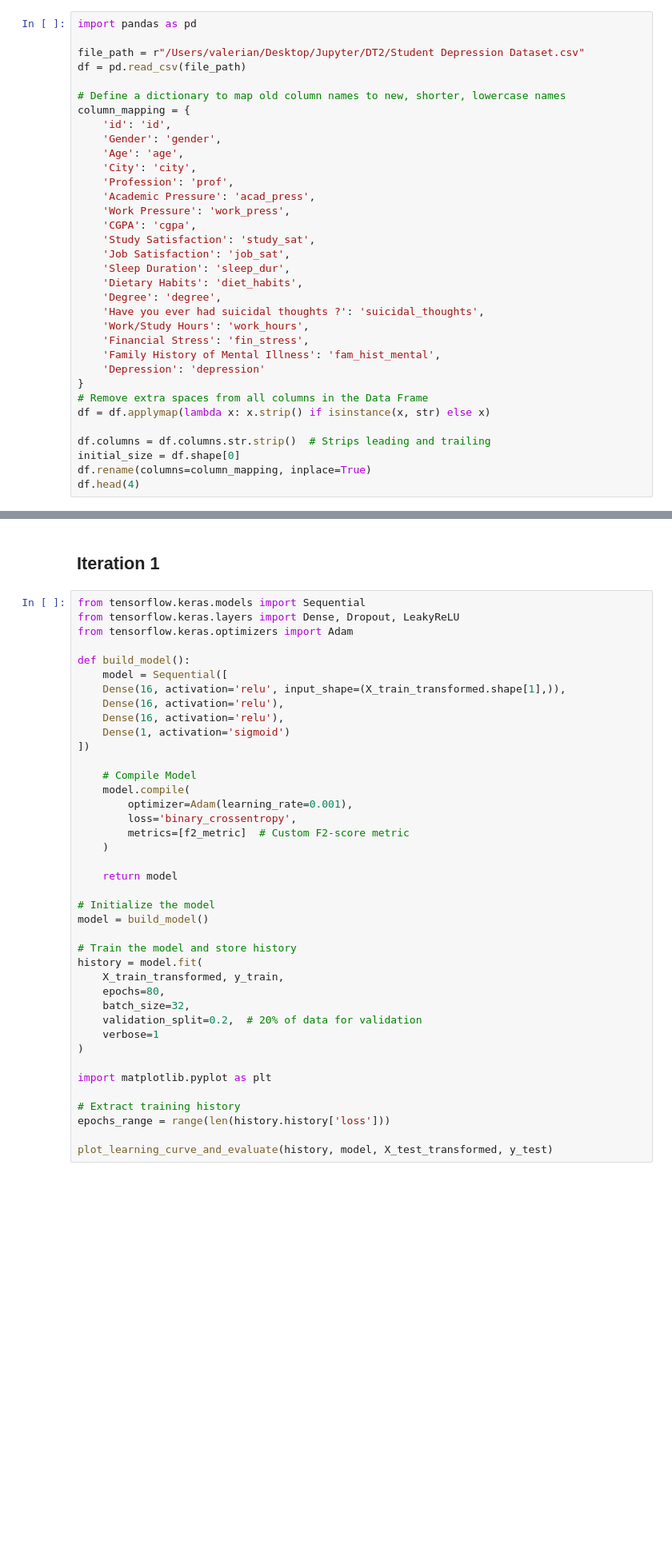
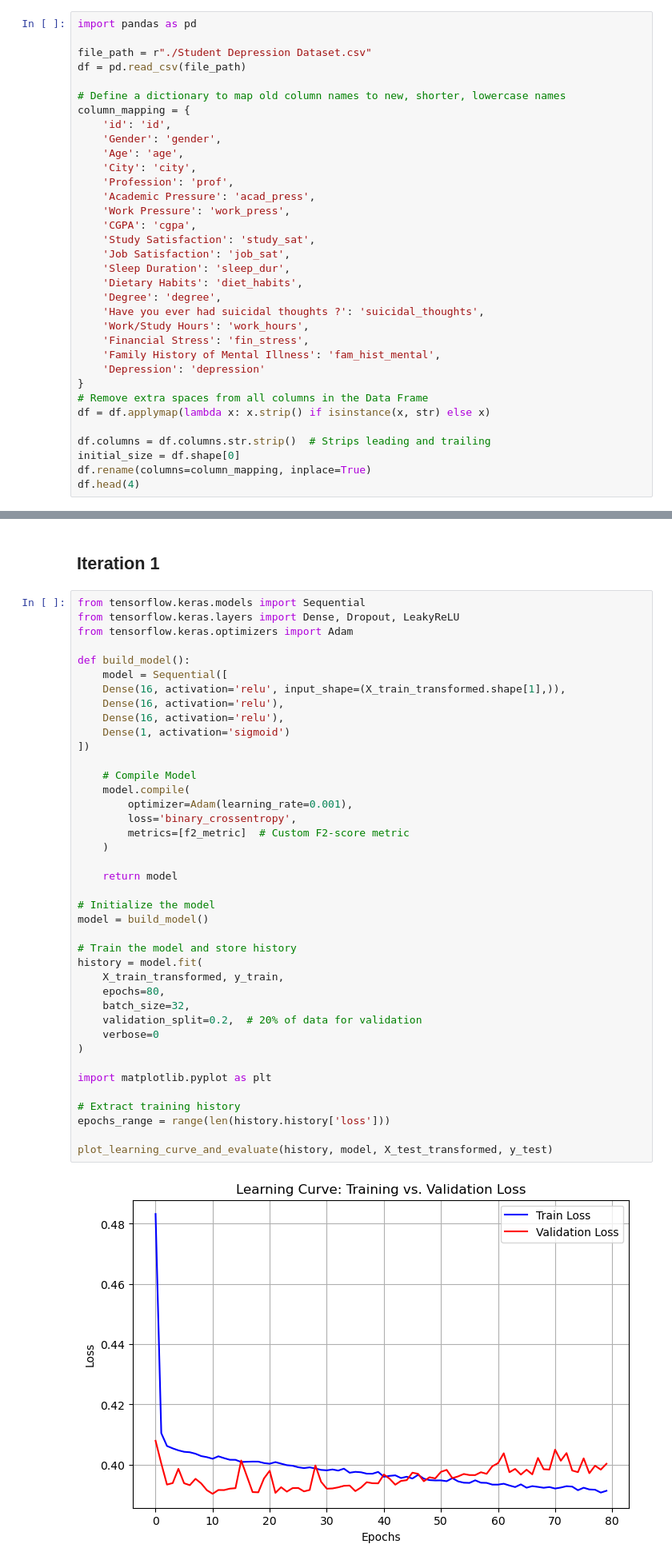
Before and after one commit to valerianLemon/mdte-dt2-valerian, a Jupyter notebook: neural_network.ipynb, the cells around one changed output, grey strips where cells are left out. Shown at 80% size. Drawn from its saved outputs; the diff is of its cells as text; blank space fills up the shorter version.

```diff
--- a/neural_network.ipynb
+++ b/neural_network.ipynb
@@ -84,7 +84,7 @@ class AgeBinner(BaseEstimator, TransformerMixin):
 # %%
 import pandas as pd
 
-file_path = r"/Users/valerian/Desktop/Jupyter/DT2/Student Depression Dataset.csv"
+file_path = r"./Student Depression Dataset.csv"
 df = pd.read_csv(file_path)
 
 # Define a dictionary to map old column names to new, shorter, lowercase names
@@ -309,31 +309,32 @@ def build_model():
     Dense(1, activation='sigmoid')
 ])
 
     # Compile Model
     model.compile(
         optimizer=Adam(learning_rate=0.001),
         loss='binary_crossentropy',
         metrics=[f2_metric]  # Custom F2-score metric
     )
 
     return model
 
 # Initialize the model
 model = build_model()
 
 # Train the model and store history
 history = model.fit(
     X_train_transformed, y_train,
     epochs=80,
     batch_size=32,
     validation_split=0.2,  # 20% of data for validation
-    verbose=1
+    verbose=0
 )
 
 import matplotlib.pyplot as plt
 
 # Extract training history
 epochs_range = range(len(history.history['loss']))
 
 plot_learning_curve_and_evaluate(history, model, X_test_transformed, y_test)
 # %% [output]
+[figure, new version]
```
Also changed, not shown: parts of 7 cells of this notebook, 2 other files.
